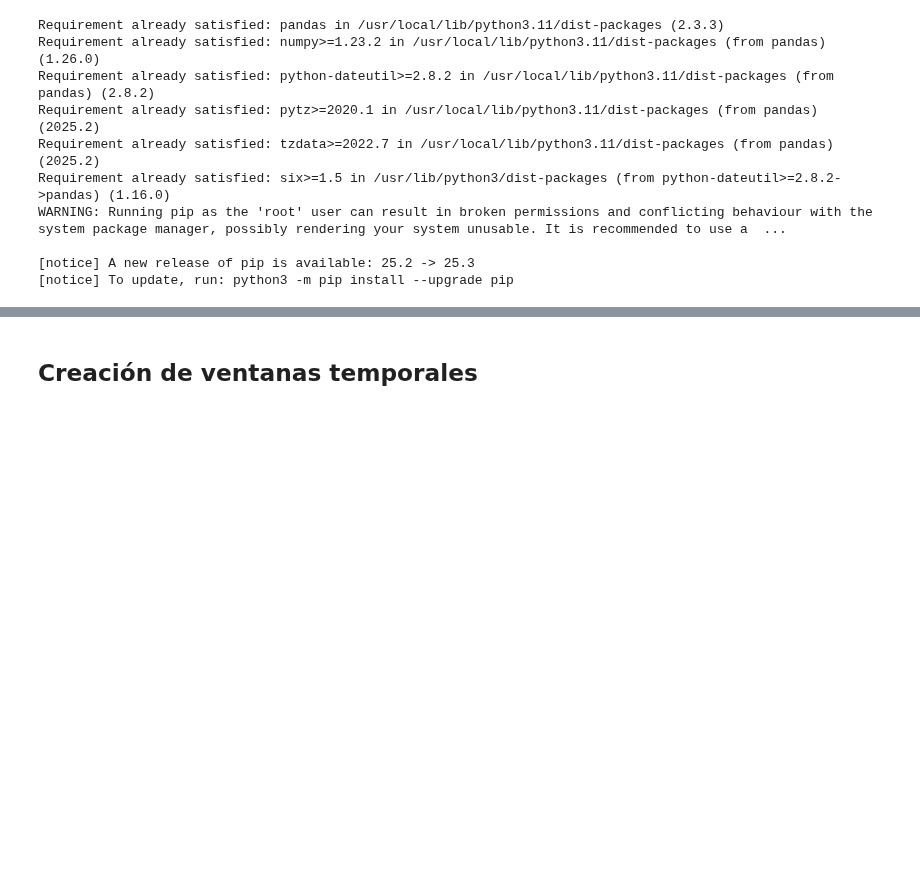
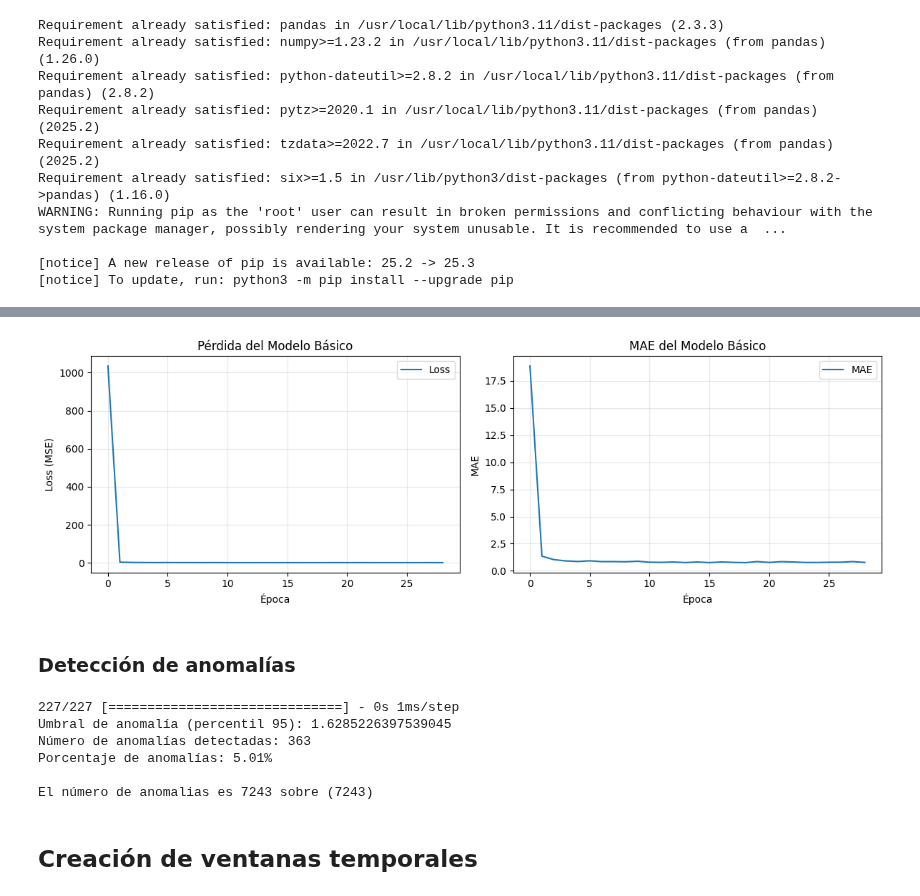
Before and after one commit to migueel15/Universidad, a Jupyter notebook: optativas/critico/practicas/p1/main.ipynb, the cells around one changed output, grey strips where cells are left out. Drawn from its saved outputs; the diff is of its cells as text; code cells hidden in the pictures; blank space fills up the shorter version.

```diff
--- a/optativas/critico/practicas/p1/main.ipynb
+++ b/optativas/critico/practicas/p1/main.ipynb
@@ -55,0 +126,15 @@ timestamp
+# %%
+# definimoos un early stop para parar si se llega a un valor de perdida buscado
+early_stop = EarlyStopping(monitor='val_loss', patience=10, restore_best_weights=True)
+
+print("Entrenando modelo básico...")
+history_basic = model_basic.fit(
+    X, y,
+    epochs=50,
+    batch_size=32,
+    validation_data=(X, y),
+    callbacks=[early_stop],
+    verbose=1
+)
+
+print("Entrenamiento completado")
@@ -56,3 +159,52 @@ timestamp
+# %%
+plt.figure(figsize=(12, 4))
+plt.subplot(1, 2, 1)
+plt.plot(history_basic.history['loss'], label='Loss')
+plt.title('Pérdida del Modelo Básico')
+plt.xlabel('Época')
+plt.ylabel('Loss (MSE)')
+plt.legend()
+plt.grid(True, alpha=0.3)
+
+plt.subplot(1, 2, 2)
+plt.plot(history_basic.history['mae'], label='MAE')
+plt.title('MAE del Modelo Básico')
+plt.xlabel('Época')
+plt.ylabel('MAE')
+plt.legend()
+plt.grid(True, alpha=0.3)
+
+plt.tight_layout()
+plt.show()
+# %% [output]
+[figure, added]
+# %% [markdown]
+### Detección de anomalías
+# %%
+def detect_anomalies_lstm(model, X, y, threshold_per=95):
+    predictions = model_basic.predict(X)
+    errors = np.abs(predictions.flatten() - y)
+    threshold = np.percentile(errors, threshold_per)
+    anomalies = errors > threshold
+
+    return predictions, errors, anomalies, threshold
+
+predictions, errors, anomalies, threshold = detect_anomalies_lstm(model_basic, X, y)
+print(f"Umbral de anomalía (percentil 95): {threshold}")
+
+print(f"Número de anomalías detectadas: {np.sum(anomalies)}")
+print(f"Porcentaje de anomalías: {100 * np.sum(anomalies) / len(anomalies):.2f}%\n")
+
+print(f"El número de anomalias es {np.sum(anomalies)} sobre ({y.size})")
+for idx in anomalies:
+    anomalies_timestamp = df['timestamp'].iloc[idx]
+# %% [output]
+227/227 [==============================] - 0s 1ms/step
+Umbral de anomalía (percentil 95): 1.6285226397539045
+Número de anomalías detectadas: 363
+Porcentaje de anomalías: 5.01%
+
+El número de anomalias es 7243 sobre (7243)
 # %% [markdown]
 ## Creación de ventanas temporales
 # %%
```
Also changed, not shown: parts of 13 cells of this notebook, 1 other file.
